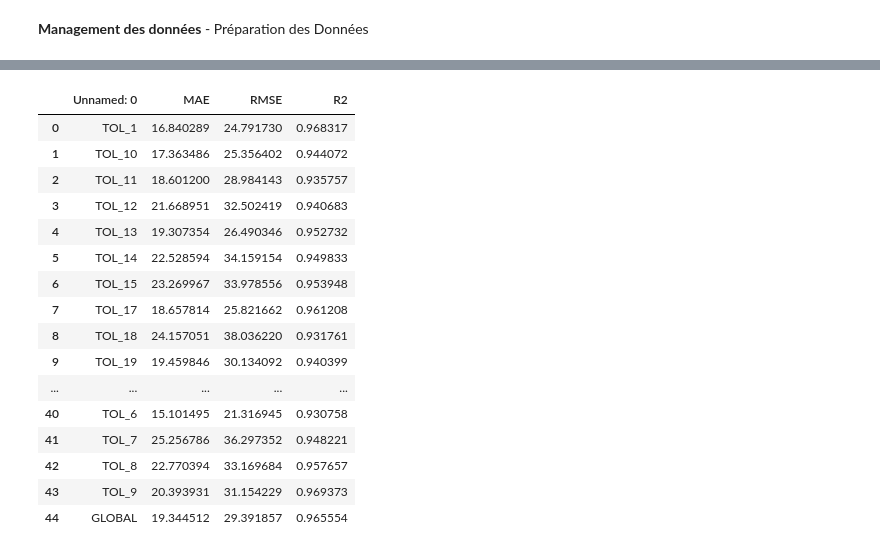
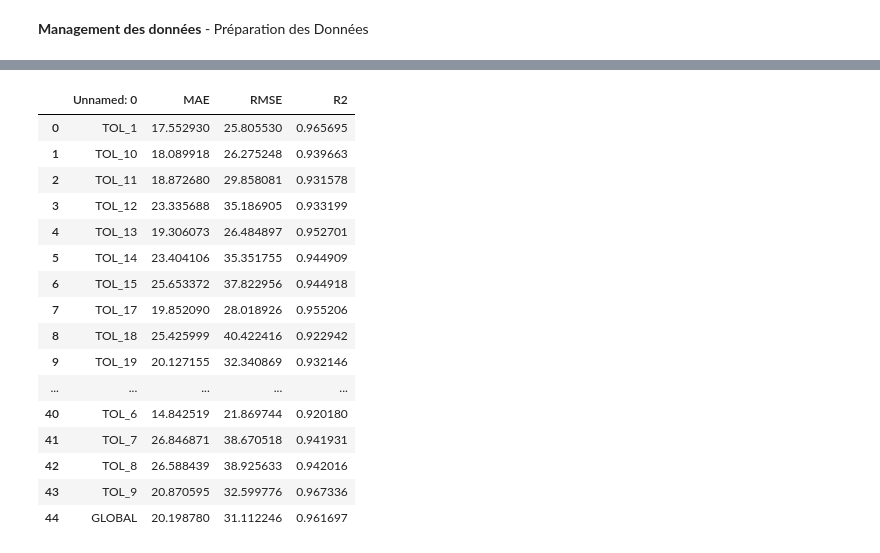
Before and after one commit to BrunoRichard98/Mini_Challenge_Capteur_Virtuel_AirLoadBench, a Jupyter notebook: Mini_Challenge_Bruno_Samuel.ipynb, the cells around one changed output, grey strips where cells are left out. Saved outputs shown, nothing was run; the diff lists cells and outputs as text; code cells hidden in the pictures.

Commit message:
Got final results for MLP with all data, without filter the data

```diff
--- a/Mini_Challenge_Bruno_Samuel.ipynb
+++ b/Mini_Challenge_Bruno_Samuel.ipynb
@@ -554,21 +523,21 @@ df_results.to_csv('df_results_all_columns.csv')
 # %%
-df_results = pd.read_csv('df_results_all_columns.csv')
+df_results = pd.read_csv('df_results_all.csv')
 df_results
 # %% [output]
 |  | Unnamed: 0 | MAE | RMSE | R2 |
-| 0 | TOL_1 | 16.840289 | 24.791730 | 0.968317 |
-| 1 | TOL_10 | 17.363486 | 25.356402 | 0.944072 |
-| 2 | TOL_11 | 18.601200 | 28.984143 | 0.935757 |
-| 3 | TOL_12 | 21.668951 | 32.502419 | 0.940683 |
-| 4 | TOL_13 | 19.307354 | 26.490346 | 0.952732 |
-| 5 | TOL_14 | 22.528594 | 34.159154 | 0.949833 |
-| 6 | TOL_15 | 23.269967 | 33.978556 | 0.953948 |
-| 7 | TOL_17 | 18.657814 | 25.821662 | 0.961208 |
-| 8 | TOL_18 | 24.157051 | 38.036220 | 0.931761 |
-| 9 | TOL_19 | 19.459846 | 30.134092 | 0.940399 |
+| 0 | TOL_1 | 17.552930 | 25.805530 | 0.965695 |
+| 1 | TOL_10 | 18.089918 | 26.275248 | 0.939663 |
+| 2 | TOL_11 | 18.872680 | 29.858081 | 0.931578 |
+| 3 | TOL_12 | 23.335688 | 35.186905 | 0.933199 |
+| 4 | TOL_13 | 19.306073 | 26.484897 | 0.952701 |
+| 5 | TOL_14 | 23.404106 | 35.351755 | 0.944909 |
+| 6 | TOL_15 | 25.653372 | 37.822956 | 0.944918 |
+| 7 | TOL_17 | 19.852090 | 28.018926 | 0.955206 |
+| 8 | TOL_18 | 25.425999 | 40.422416 | 0.922942 |
+| 9 | TOL_19 | 20.127155 | 32.340869 | 0.932146 |
 | ... | ... | ... | ... | ... |
-| 40 | TOL_6 | 15.101495 | 21.316945 | 0.930758 |
-| 41 | TOL_7 | 25.256786 | 36.297352 | 0.948221 |
-| 42 | TOL_8 | 22.770394 | 33.169684 | 0.957657 |
-| 43 | TOL_9 | 20.393931 | 31.154229 | 0.969373 |
-| 44 | GLOBAL | 19.344512 | 29.391857 | 0.965554 |
+| 40 | TOL_6 | 14.842519 | 21.869744 | 0.920180 |
+| 41 | TOL_7 | 26.846871 | 38.670518 | 0.941931 |
+| 42 | TOL_8 | 26.588439 | 38.925633 | 0.942016 |
+| 43 | TOL_9 | 20.870595 | 32.599776 | 0.967336 |
+| 44 | GLOBAL | 20.198780 | 31.112246 | 0.961697 |
```
Also changed, not shown: parts of 64 cells of this notebook.
